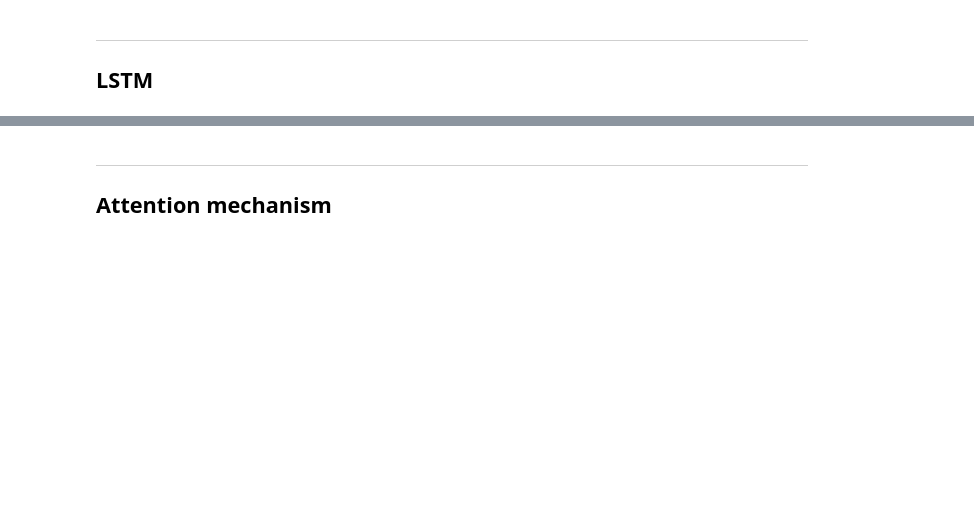
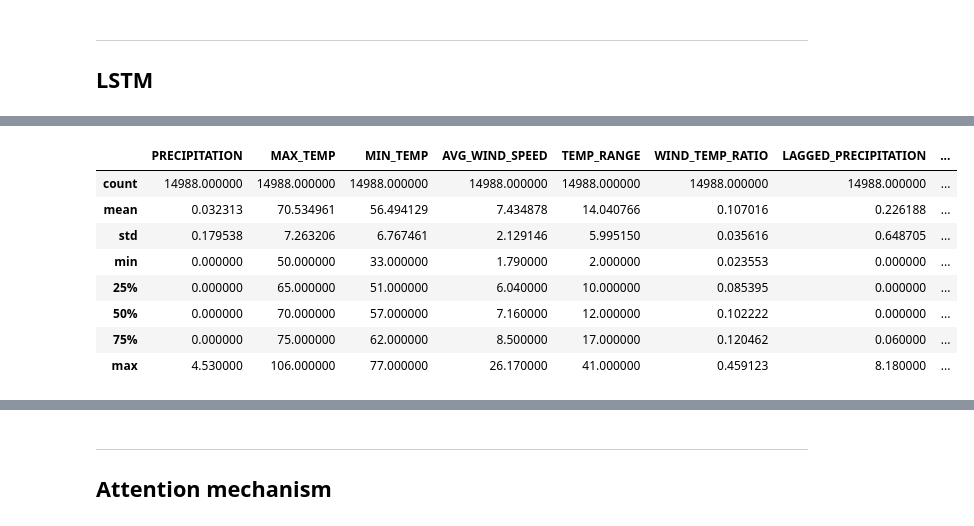
Before and after one commit to yehdanny/sideproject___wildfire-prediction, a Jupyter notebook: 02-simplify.ipynb, the cells around one changed output, grey strips where cells are left out. Drawn from its saved outputs; the diff is of its cells as text; code cells hidden in the pictures; blank space fills up the shorter version.

```diff
--- a/02-simplify.ipynb
+++ b/02-simplify.ipynb
@@ -632,3 +610,15 @@ TypeError: ufunc 'isnan' not supported for the input types, and the inputs could
+# %%
+X_all.describe() #檢查資料集的統計資訊
+# %% [output]
+|  | PRECIPITATION | MAX_TEMP | MIN_TEMP | AVG_WIND_SPEED | TEMP_RANGE | WIND_TEMP_RATIO | LAGGED_PRECIPITATION | ... |
+| count | 14988.000000 | 14988.000000 | 14988.000000 | 14988.000000 | 14988.000000 | 14988.000000 | 14988.000000 | ... |
+| mean | 0.032313 | 70.534961 | 56.494129 | 7.434878 | 14.040766 | 0.107016 | 0.226188 | ... |
+| std | 0.179538 | 7.263206 | 6.767461 | 2.129146 | 5.995150 | 0.035616 | 0.648705 | ... |
+| min | 0.000000 | 50.000000 | 33.000000 | 1.790000 | 2.000000 | 0.023553 | 0.000000 | ... |
+| 25% | 0.000000 | 65.000000 | 51.000000 | 6.040000 | 10.000000 | 0.085395 | 0.000000 | ... |
+| 50% | 0.000000 | 70.000000 | 57.000000 | 7.160000 | 12.000000 | 0.102222 | 0.000000 | ... |
+| 75% | 0.000000 | 75.000000 | 62.000000 | 8.500000 | 17.000000 | 0.120462 | 0.060000 | ... |
+| max | 4.530000 | 106.000000 | 77.000000 | 26.170000 | 41.000000 | 0.459123 | 8.180000 | ... |
 # %%
 import numpy as np
 import mlflow
```
Also changed, not shown: parts of 6 cells of this notebook, 1 other file.
